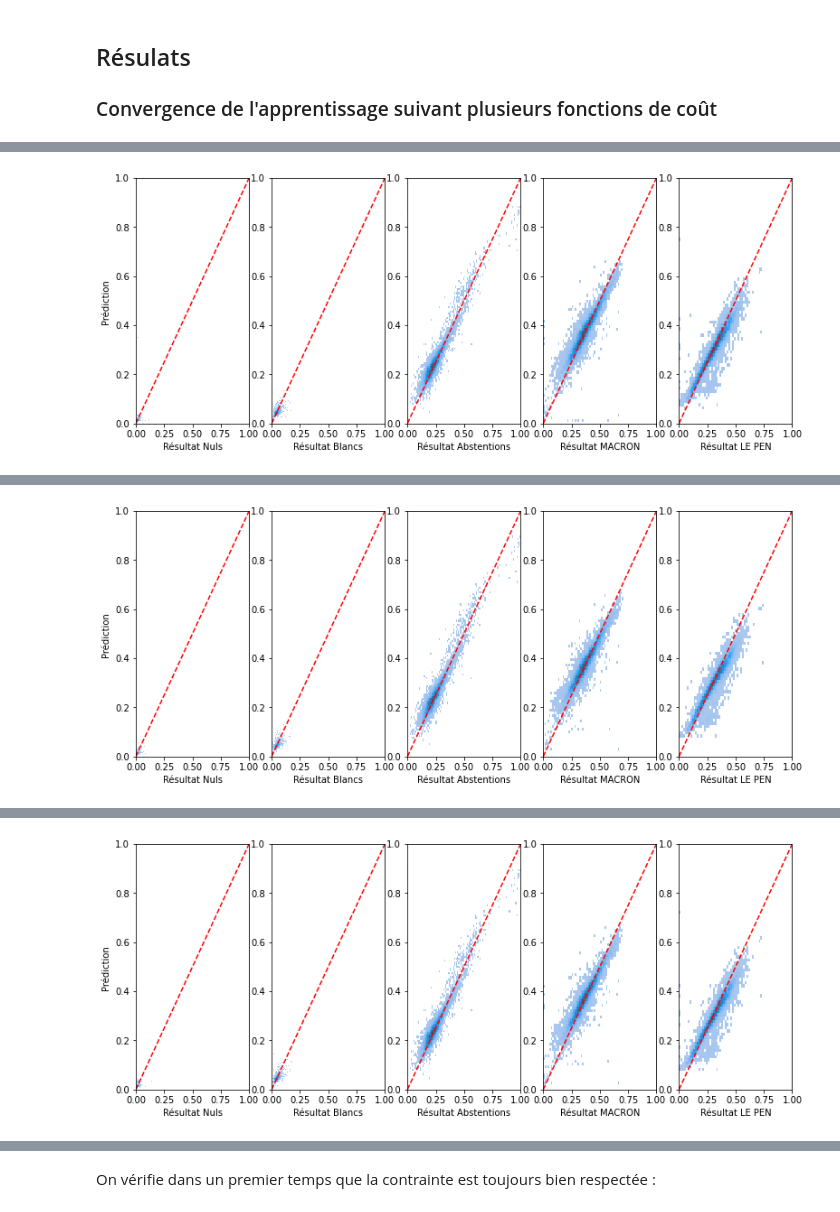
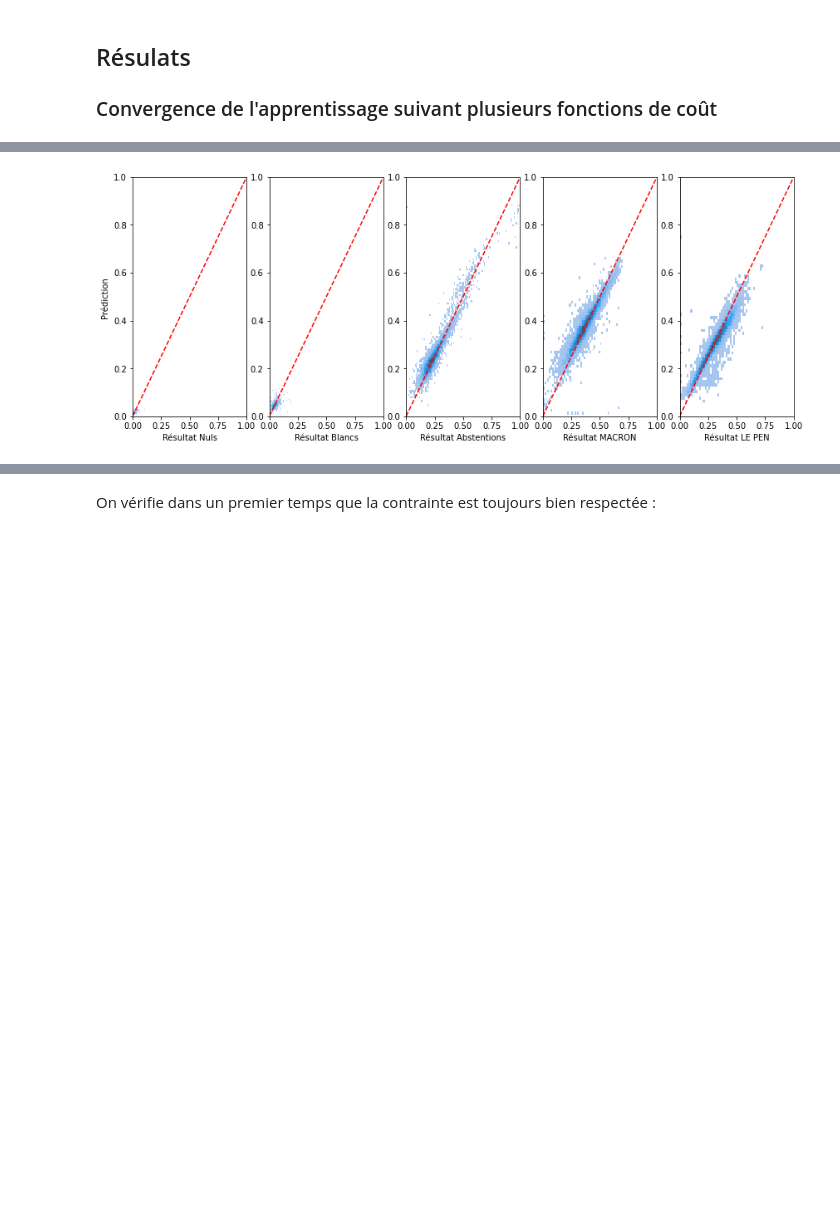
Before and after one commit to laurentperrinet/2022-05-04_transfert-des-voix, a Jupyter notebook: 2022-06-08_transfert-des-voix.ipynb, the cells around one changed output, grey strips where cells are left out. Saved outputs shown, nothing was run; the diff lists cells and outputs as text; code cells hidden in the pictures; blank space fills up the shorter version.

```diff
--- a/2022-06-08_transfert-des-voix.ipynb
+++ b/2022-06-08_transfert-des-voix.ipynb
@@ -804,11 +802,11 @@ device = torch.device("cuda" if torch.cuda.is_available() else "cpu")
 # %%
 import torch.nn.functional as F
 
-learning_rate = 1.0
+learning_rate = 10.0
 beta1, beta2 = 0.99, 0
 # beta1, beta2 = 0.9, 0.999 # décommenter pour utiliser Adam
 num_epochs = 2 ** 5 + 1
-num_epochs = 2 ** 12 + 1
+num_epochs = 2 ** 10 + 1
 batch_size = 256
 do_optim = False
 do_optim = True
@@ -821,8 +819,9 @@ def pdf_loss(p_pred, p, weight, loss_type):
         kl_div = p * (p.log() - p_pred.log())
         loss_train = (kl_div * weight[:, None]).sum()
     elif loss_type=='l1':
+        N_2eme = p.shape[1]
         div = torch.absolute(p - p_pred)
-        loss_train = (div * weight[:, None]).sum()
+        loss_train = (div * weight[:, None]).sum() / N_2eme
     else: # BCE
         loss_train = F.binary_cross_entropy(p_pred, p, reduction="sum", weight=weight[:, None])
         loss_train -= F.binary_cross_entropy(p, p, reduction="sum", weight=weight[:, None])
@@ -928,6 +927,7 @@ for loss_type in ['l1', 'kl', 'bce',]:
         axs[i_col].set_xlim(0, 1)
         axs[i_col].set_ylim(0, 1)
     axs[0].set_ylabel("Prédiction ")
+    plt.subplots_adjust(left=0.1, bottom=0.1, right=0.95, top=0.9)
     plt.savefig(datetime + '_prediction_transfert-des-voix_' + loss_type +'.png');
     plt.show()
 # %% [output]
@@ -951,2 +951,2 @@ Erreur ~ 8.2%
-[figure, old version]
+[figure, new version]
 loss_type='kl'
@@ -969 +960,0 @@ Erreur ~ 8.3%
-[figure, removed]
@@ -987,2 +961 @@ Erreur ~ 8.4%
-[figure, removed]
 # %% [markdown]
```
Also changed, not shown: parts of 35 cells of this notebook, 2 other files.
